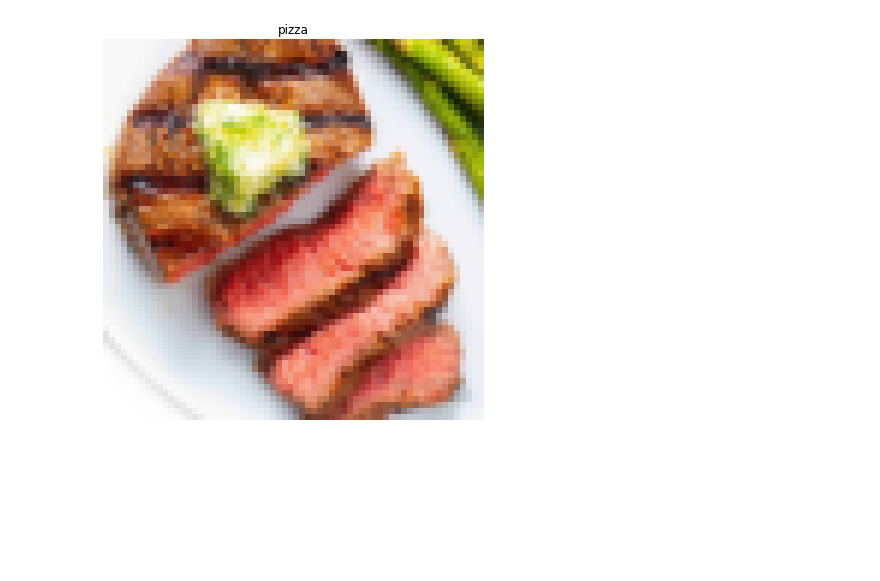
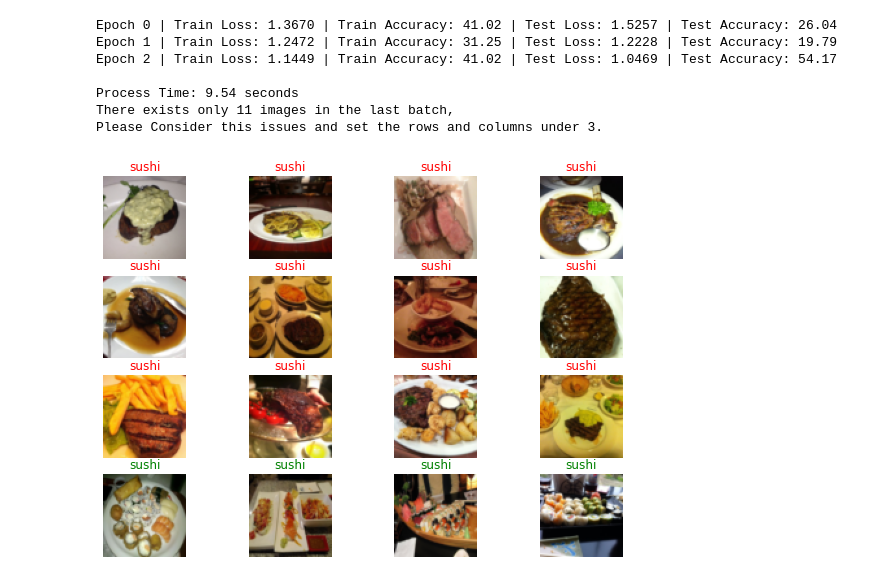
Before and after one commit to mohammadAliMkh/Pytorch, a Jupyter notebook: food_vision_project.ipynb, the cells around one changed output. Drawn from its saved outputs; the diff is of its cells as text; code cells hidden in the pictures; blank space fills up the shorter version.

```diff
--- a/food_vision_project.ipynb
+++ b/food_vision_project.ipynb
@@ -47,5 +19,0 @@ optimizer = torch.optim.Adam(cnn.parameters() , lr = 0.001)
-# %%
-results = train.train(cnn , epochs = 3 ,
-                      train_data = train_data , test_data = test_data ,
-                      loss_fn = loss_fn , optimizer = optimizer ,
-                      device = device)
@@ -169,5 +20,35 @@ Overwriting /content/Pytorch/food_vision_project/predict.py
-# %%
-predict_image_from_wild("https://www.wholesomeyum.com/wp-content/uploads/2022/06/wholesomeyum-Perfect-Grilled-Sirloin-Steak.jpg",
-                        model = cnn , transformer = transfomer, class_names = class_names)
-# %% [output]
-[figure, removed]
+# %%
+train_dir = "/content/Pytorch/food_vision_project/pizza_steak_sushi/train"
+test_dir = "/content/Pytorch/food_vision_project/pizza_steak_sushi/test"
+
+device = "cuda" if torch.cuda.is_available() else "cpu"
+
+transformer = transforms.Compose([
+    transforms.Resize(size = (64 , 64)),
+    transforms.ToTensor()
+])
+
+train_data , test_data , class_names = data_setup.create_dataLoader(train_dir , test_dir , batch_size = 32, transformer = transformer)
+
+tinyVgg = model.TinyVGG(input_size = 3 , hidden_units = 10 , output_shape = 3).to(device)
+
+loss_fn = torch.nn.CrossEntropyLoss()
+optimizer = torch.optim.Adam(tinyVgg.parameters() , lr = 0.001)
+
+results = train.train(tinyVgg , epochs = 3 ,
+                      train_data = train_data,
+                      test_data = test_data,
+                      loss_fn = loss_fn,
+                      optimizer = optimizer,
+                      device = device)
+
+predict.show_random_predict_images(tinyVgg , test_data , class_names , 4 , 4)
+# %% [output]
+Epoch 0 | Train Loss: 1.3670 | Train Accuracy: 41.02 | Test Loss: 1.5257 | Test Accuracy: 26.04
+Epoch 1 | Train Loss: 1.2472 | Train Accuracy: 31.25 | Test Loss: 1.2228 | Test Accuracy: 19.79
+Epoch 2 | Train Loss: 1.1449 | Train Accuracy: 41.02 | Test Loss: 1.0469 | Test Accuracy: 54.17
+
+Process Time: 9.54 seconds
+There exists only 11 images in the last batch,
+Please Consider this issues and set the rows and columns under 3.
+[figure, added]
```
Also changed, not shown: parts of 12 cells of this notebook.
